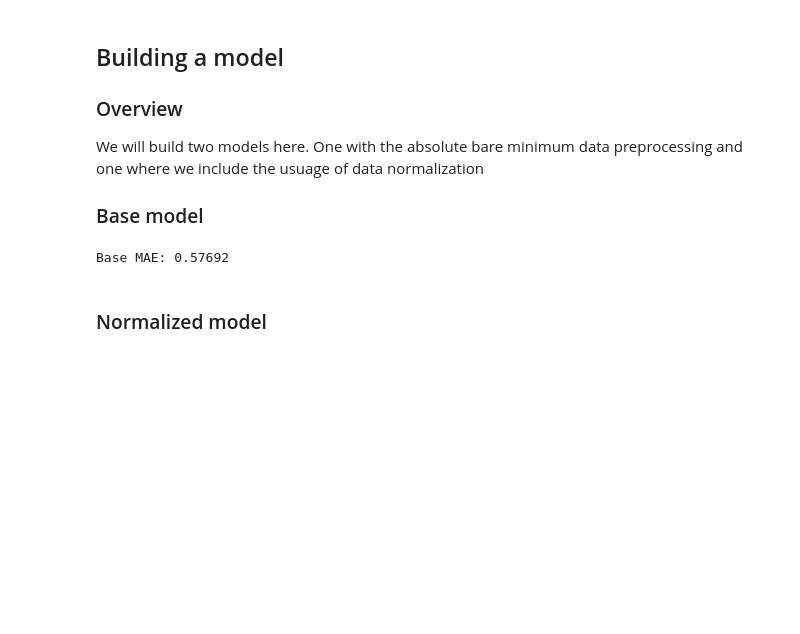
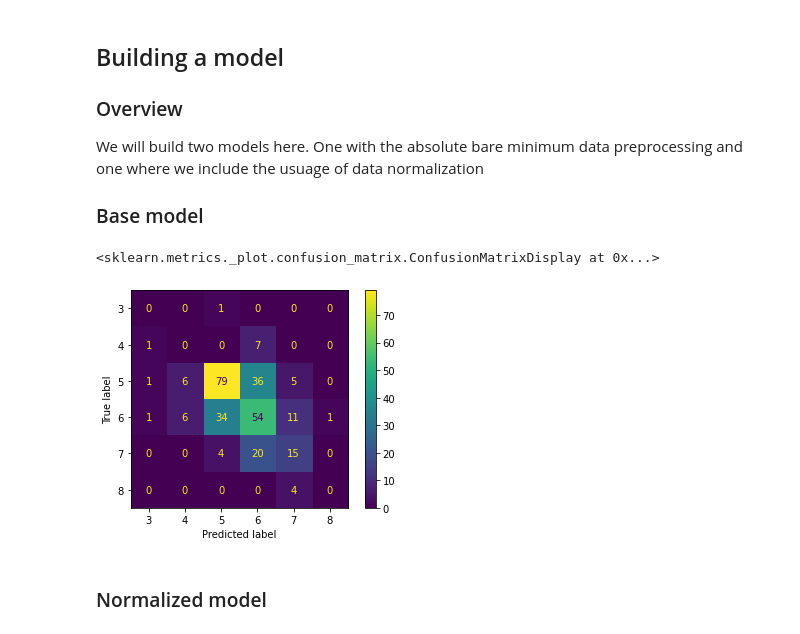
Before and after one commit to iAmStuff/ml-sandbox, a Jupyter notebook: wine/wine_quality_model.ipynb, the cells around one changed output. Drawn from its saved outputs; the diff is of its cells as text; code cells hidden in the pictures; blank space fills up the shorter version.

Commit message:
Evaluation metrics now match classification model

```diff
--- a/wine/wine_quality_model.ipynb
+++ b/wine/wine_quality_model.ipynb
@@ -98,20 +104,20 @@ We will build two models here. One with the absolute bare minimum data preproces
 # %%
 # Try changing random state and check the MAE differential between the two models.
 random_state = 11
 features = df.columns.drop("quality")
 x = df[features]
 y = df.quality
 
 train_x, val_x, train_y, val_y = train_test_split(x, y, random_state=random_state)
 
 base_model = DecisionTreeClassifier(random_state=random_state)
 base_model.fit(train_x, train_y)
 
 base_predictions = base_model.predict(val_x)
-base_mae = mean_absolute_error(base_predictions, val_y)
-print("Base MAE: {:.5f}".format(base_mae))
+ConfusionMatrixDisplay.from_predictions(y_pred=base_predictions, y_true=val_y)
 # %% [output]
-Base MAE: 0.57692
+<sklearn.metrics._plot.confusion_matrix.ConfusionMatrixDisplay at 0x...>
+[figure, added]
 # %% [markdown]
 ### Normalized model
 # %%
```
Also changed, not shown: parts of 14 cells of this notebook.
